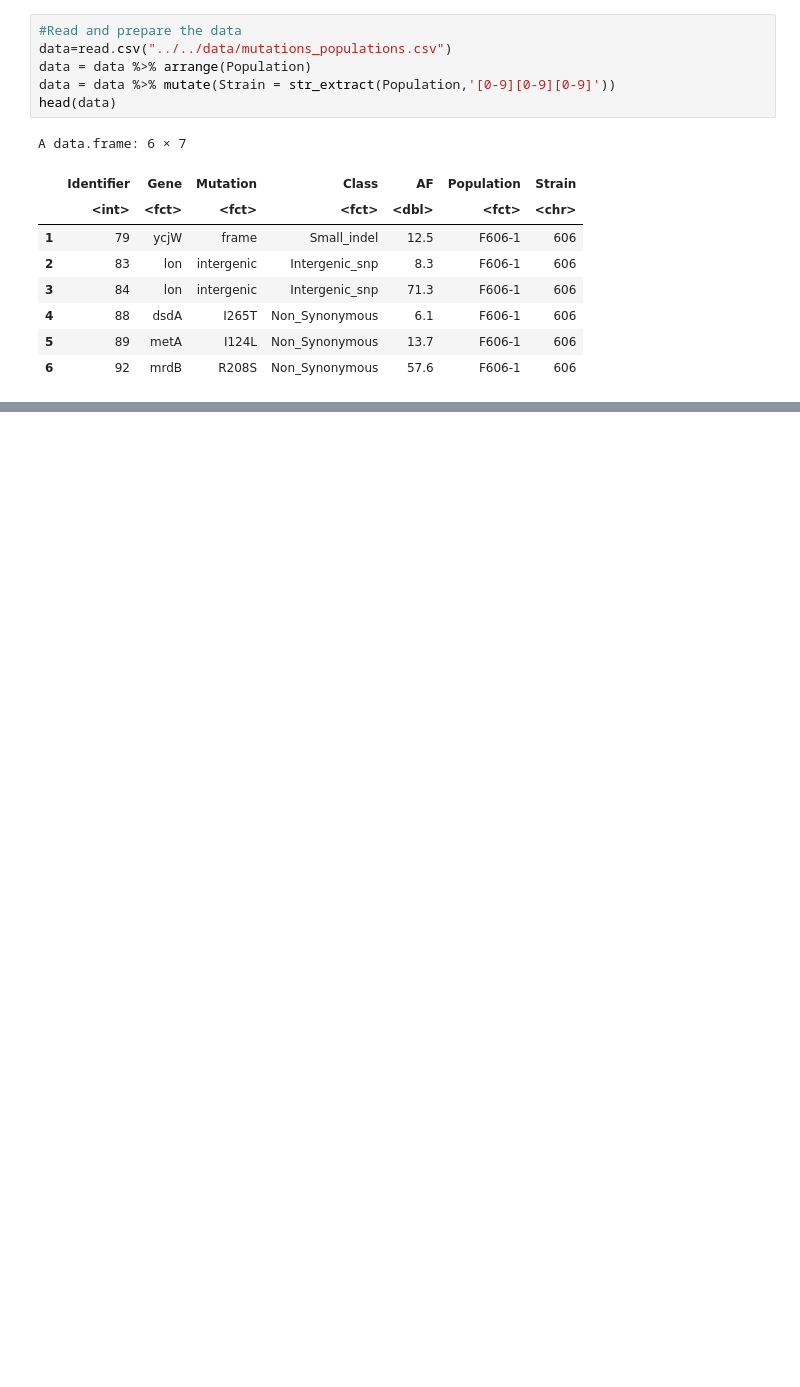
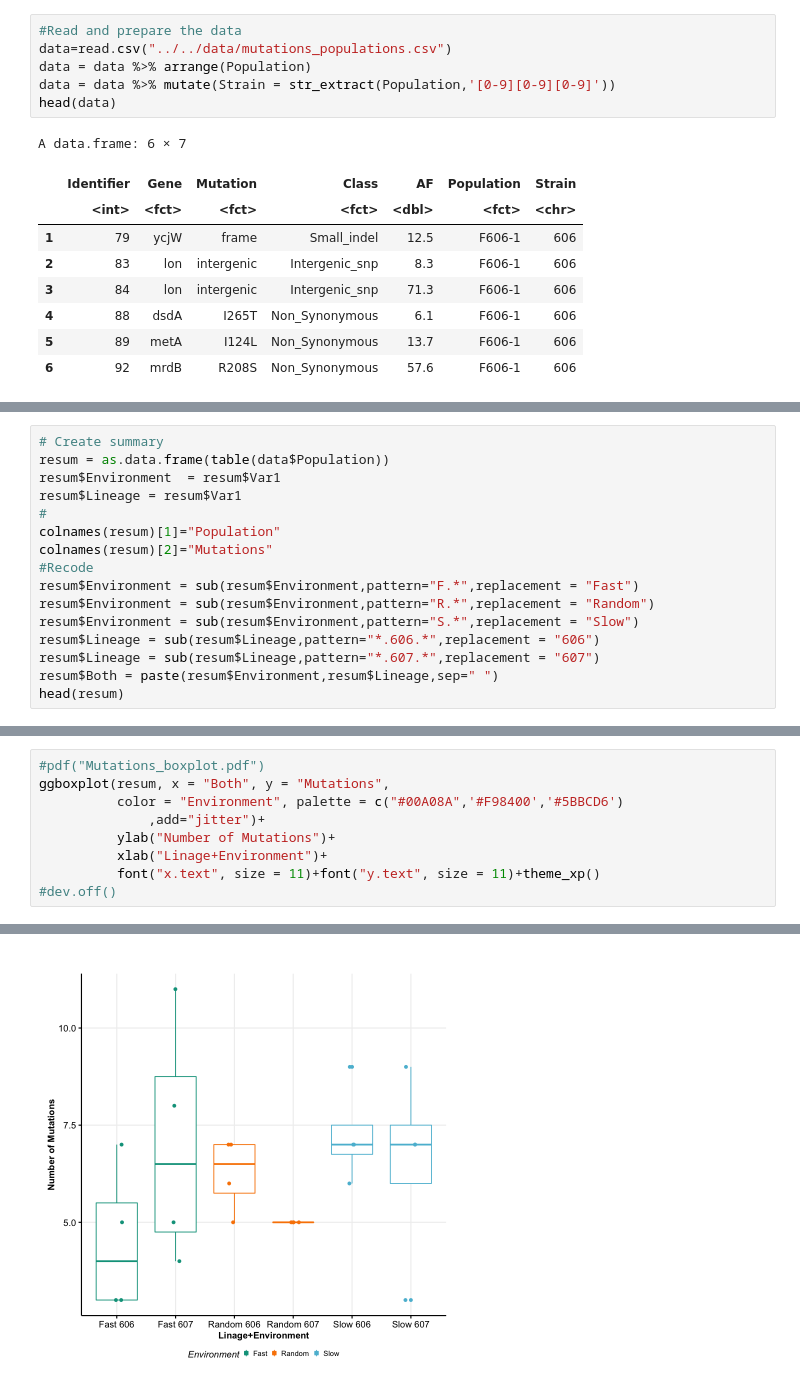
Before and after one commit to jopejor/eefe, a Jupyter notebook: src/notebooks/Figure2_mutational_analysis.ipynb, the cells around one changed output, grey strips where cells are left out. Saved outputs shown, nothing was run; the diff lists cells and outputs as text; blank space fills up the shorter version.

```diff
--- a/src/notebooks/Figure2_mutational_analysis.ipynb
+++ b/src/notebooks/Figure2_mutational_analysis.ipynb
@@ -26,0 +31,16 @@ A data.frame: 6 × 7
+# %%
+# Create summary
+resum = as.data.frame(table(data$Population))
+resum$Environment  = resum$Var1
+resum$Lineage = resum$Var1
+#
+colnames(resum)[1]="Population"
+colnames(resum)[2]="Mutations"
+#Recode
+resum$Environment = sub(resum$Environment,pattern="F.*",replacement = "Fast")
+resum$Environment = sub(resum$Environment,pattern="R.*",replacement = "Random")
+resum$Environment = sub(resum$Environment,pattern="S.*",replacement = "Slow")
+resum$Lineage = sub(resum$Lineage,pattern="*.606.*",replacement = "606")
+resum$Lineage = sub(resum$Lineage,pattern="*.607.*",replacement = "607")
+resum$Both = paste(resum$Environment,resum$Lineage,sep=" ")
+head(resum)
@@ -26,0 +80,10 @@ A data.frame: 6 × 7
+# %%
+#pdf("Mutations_boxplot.pdf")
+ggboxplot(resum, x = "Both", y = "Mutations",
+          color = "Environment", palette = c("#00A08A",'#F98400','#5BBCD6')
+              ,add="jitter")+
+          ylab("Number of Mutations")+
+          xlab("Linage+Environment")+
+          font("x.text", size = 11)+font("y.text", size = 11)+theme_xp()
+#dev.off()
+# %% [output]
@@ -26,0 +92 @@ A data.frame: 6 × 7
+[figure, added]
```
Also changed, not shown: parts of 16 cells of this notebook.
